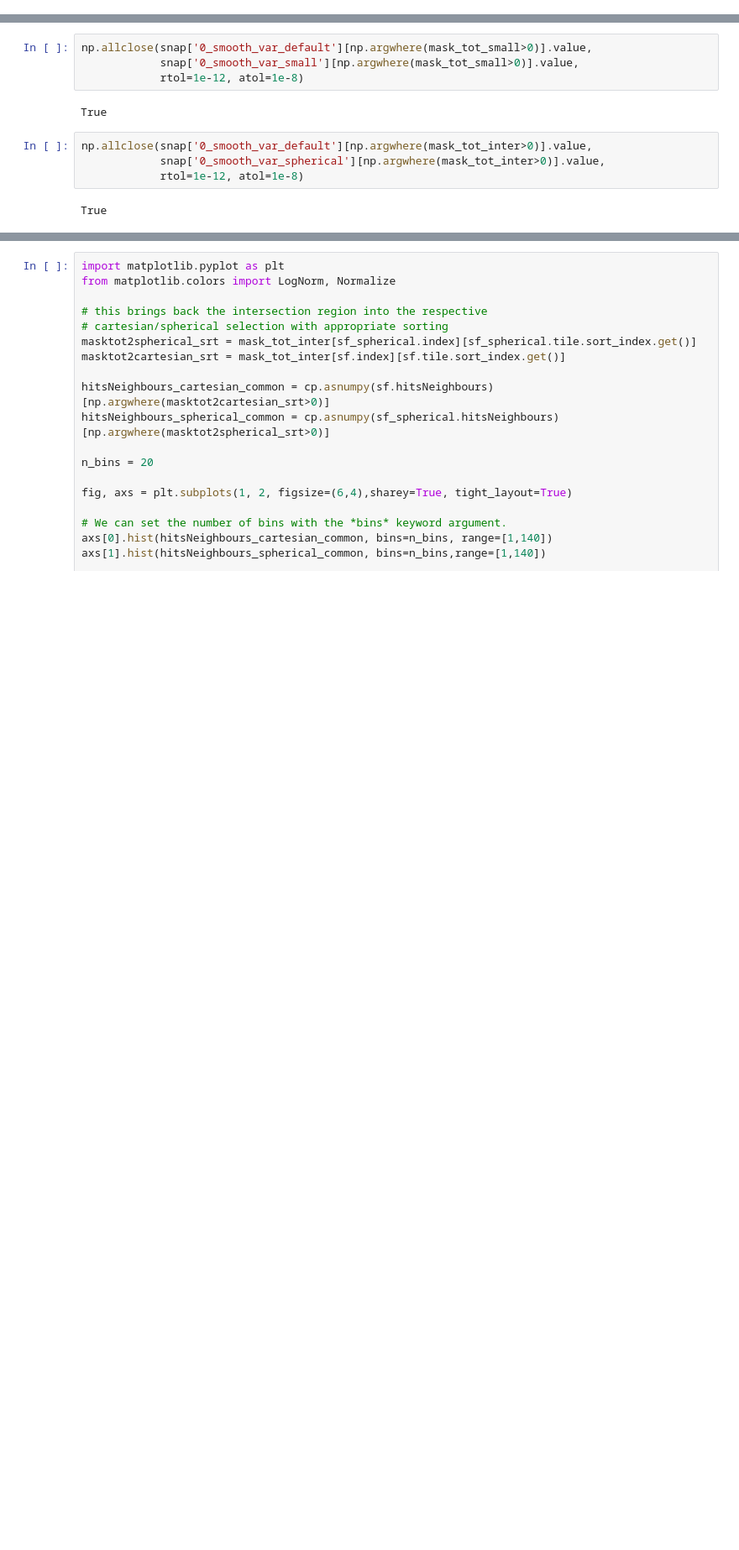
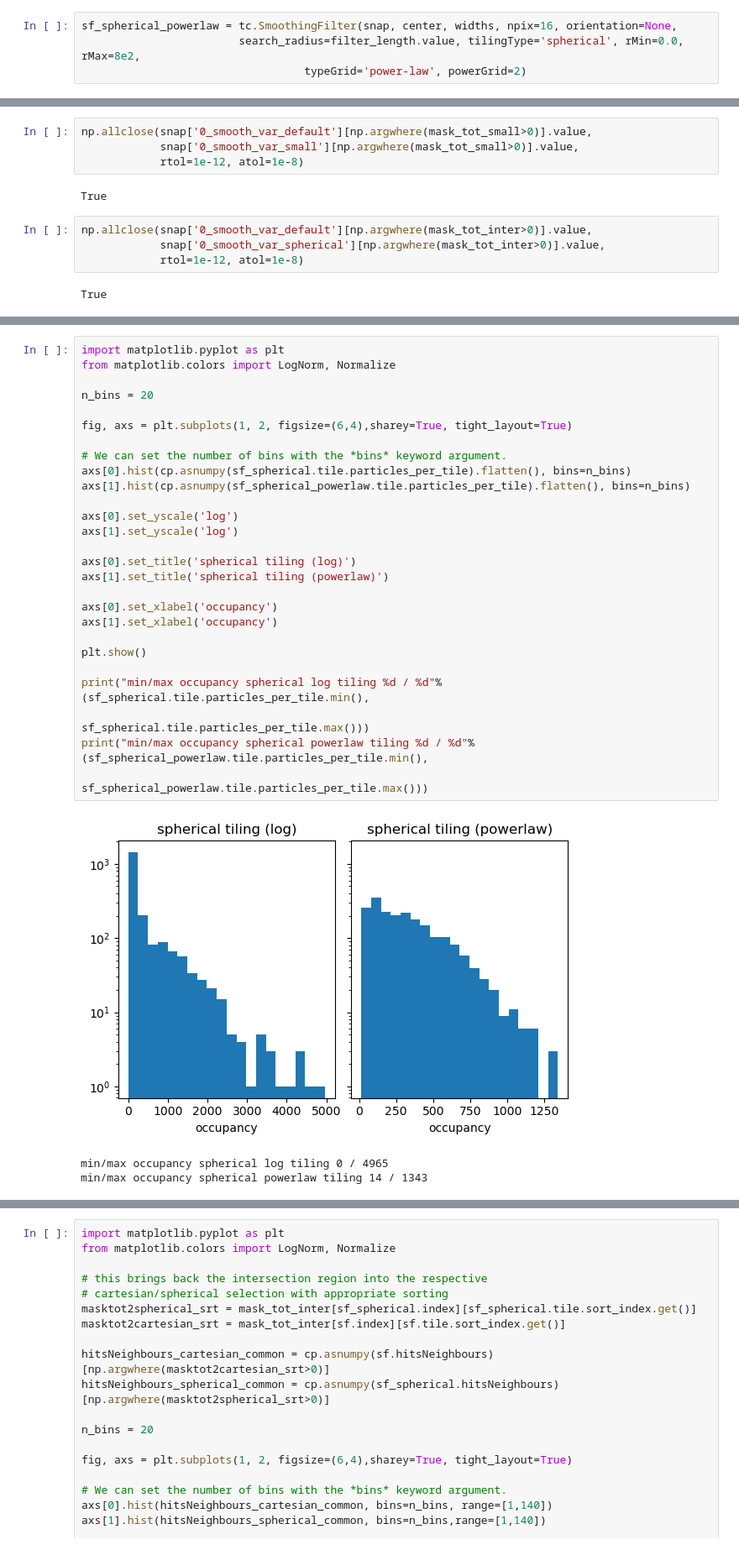
Before and after one commit to LorenzoLMP/turbocluster-public, a Jupyter notebook: examples/compare_smoothing_filters_spherical.ipynb, the cells around one changed output, grey strips where cells are left out. Shown: that part at 84% size. Cells and saved outputs as stored; diff of their text form; blank space fills up the shorter version.

Commit message:
updated examples, added power-law radial grid, shared mem version can use gaussian kernel

```diff
--- a/examples/compare_smoothing_filters_spherical.ipynb
+++ b/examples/compare_smoothing_filters_spherical.ipynb
@@ -31 +31,5 @@ sf_spherical = tc.SmoothingFilter(snap, center, widths, npix=256, orientation=No
                         search_radius=filter_length.value, tilingType='spherical', rMin=0.0, rMax=8e2)
+# %%
+sf_spherical_powerlaw = tc.SmoothingFilter(snap, center, widths, npix=16, orientation=None,
+                        search_radius=filter_length.value, tilingType='spherical', rMin=0.0, rMax=8e2,
+                                  typeGrid='power-law', powerGrid=2)
@@ -104,0 +133,31 @@ min/max occupancy smaller tiling 0 / 29
+# %%
+import matplotlib.pyplot as plt
+from matplotlib.colors import LogNorm, Normalize
+
+n_bins = 20
+
+fig, axs = plt.subplots(1, 2, figsize=(6,4),sharey=True, tight_layout=True)
+
+# We can set the number of bins with the *bins* keyword argument.
+axs[0].hist(cp.asnumpy(sf_spherical.tile.particles_per_tile).flatten(), bins=n_bins)
+axs[1].hist(cp.asnumpy(sf_spherical_powerlaw.tile.particles_per_tile).flatten(), bins=n_bins)
+
+axs[0].set_yscale('log')
+axs[1].set_yscale('log')
+
+axs[0].set_title('spherical tiling (log)')
+axs[1].set_title('spherical tiling (powerlaw)')
+
+axs[0].set_xlabel('occupancy')
+axs[1].set_xlabel('occupancy')
+
+plt.show()
+
+print("min/max occupancy spherical log tiling %d / %d"%(sf_spherical.tile.particles_per_tile.min(),
+                                                        sf_spherical.tile.particles_per_tile.max()))
+print("min/max occupancy spherical powerlaw tiling %d / %d"%(sf_spherical_powerlaw.tile.particles_per_tile.min(),
+                                                             sf_spherical_powerlaw.tile.particles_per_tile.max()))
+# %% [output]
+[figure, added]
+min/max occupancy spherical log tiling 0 / 4965
+min/max occupancy spherical powerlaw tiling 14 / 1343
```
Also changed, not shown: parts of 13 cells of this notebook, 3 other files.
